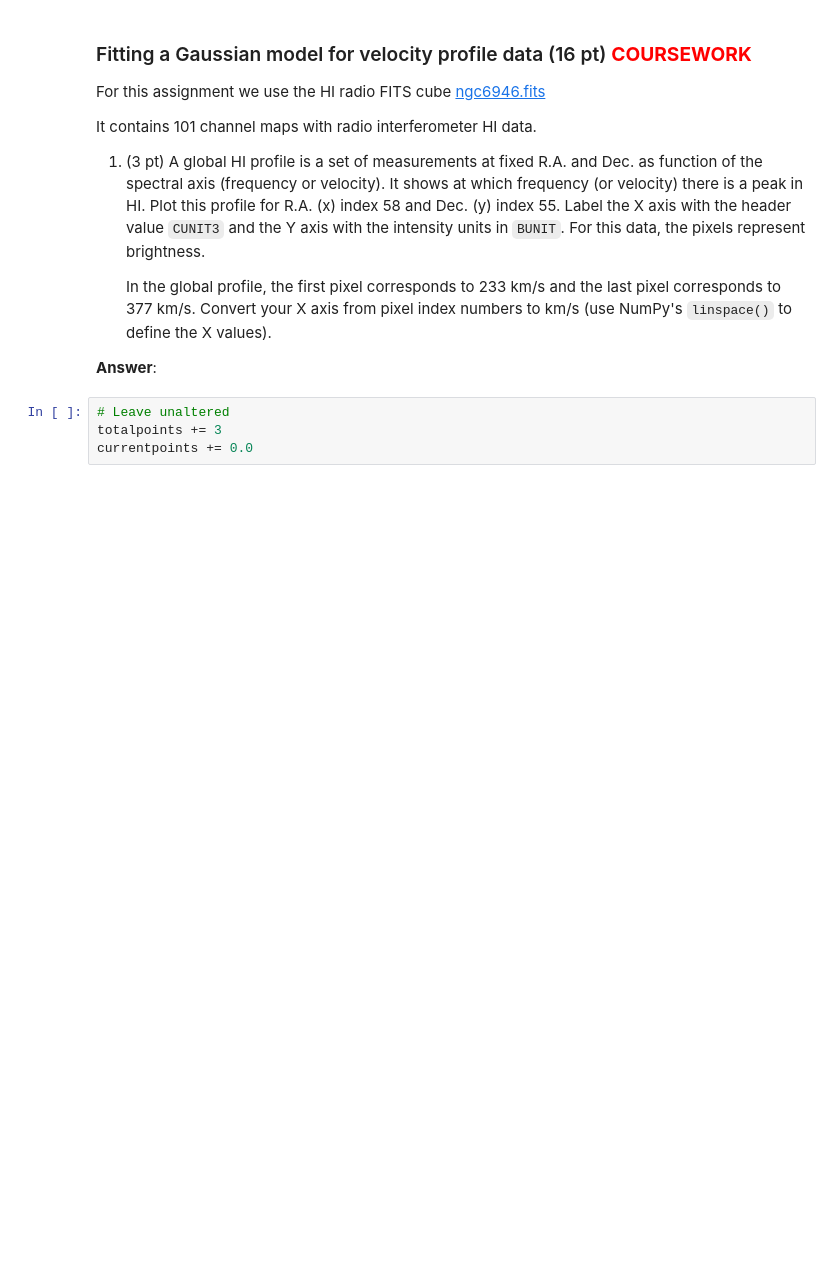
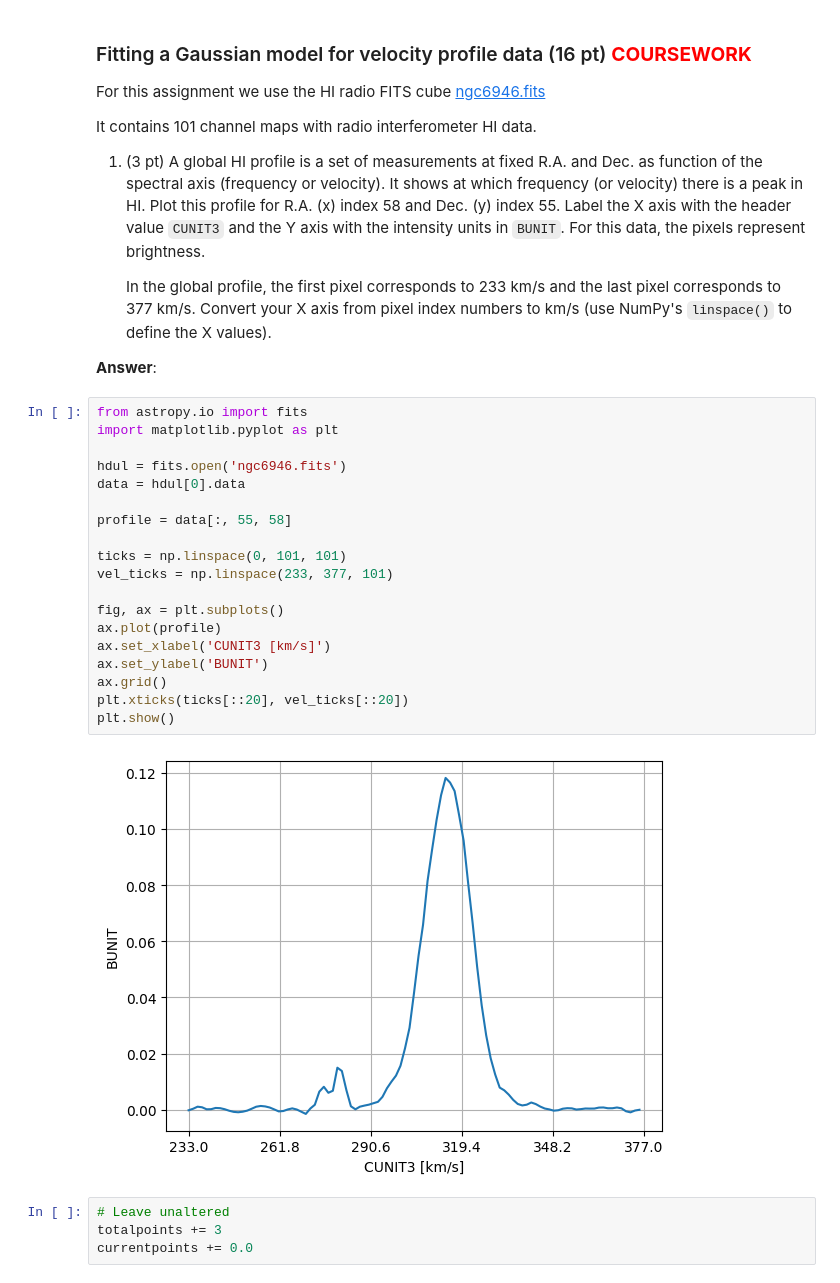
Before and after one commit to avalperezRUG/PROGNUM-repo, a Jupyter notebook: Task7/s6217338_Coursework7.ipynb, the cells around one changed output. Cells and saved outputs as stored; diff of their text form; blank space fills up the shorter version.

```diff
--- a/Task7/s6217338_Coursework7.ipynb
+++ b/Task7/s6217338_Coursework7.ipynb
@@ -52,6 +122,27 @@ It contains 101 channel maps with radio interferometer HI data.
    Convert your X axis from pixel index numbers to km/s (use NumPy's ``linspace()`` to define the X values).
 
 **Answer**:
+# %%
+from astropy.io import fits
+import matplotlib.pyplot as plt
+
+hdul = fits.open('ngc6946.fits')
+data = hdul[0].data
+
+profile = data[:, 55, 58]
+
+ticks = np.linspace(0, 101, 101)
+vel_ticks = np.linspace(233, 377, 101)
+
+fig, ax = plt.subplots()
+ax.plot(profile)
+ax.set_xlabel('CUNIT3 [km/s]')
+ax.set_ylabel('BUNIT')
+ax.grid()
+plt.xticks(ticks[::20], vel_ticks[::20])
+plt.show()
+# %% [output]
+[figure, added]
 # %%
 # Leave unaltered
 totalpoints += 3
```
Also changed, not shown: parts of 11 cells of this notebook, 4 other files.
